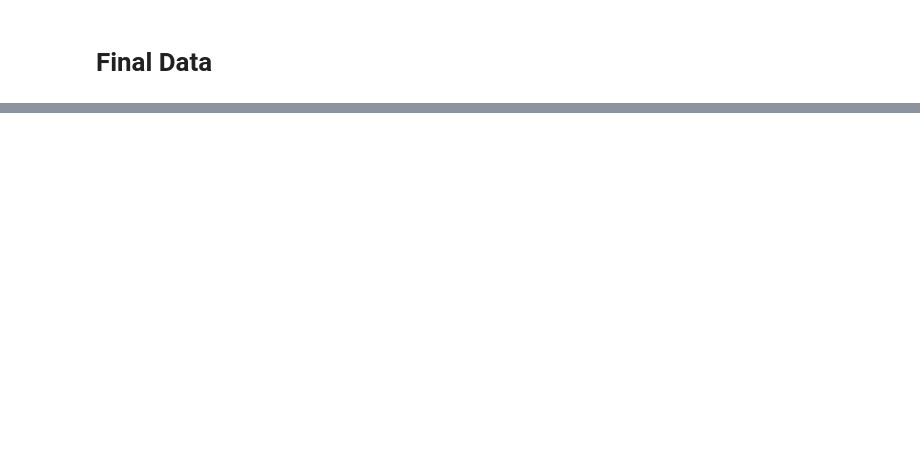
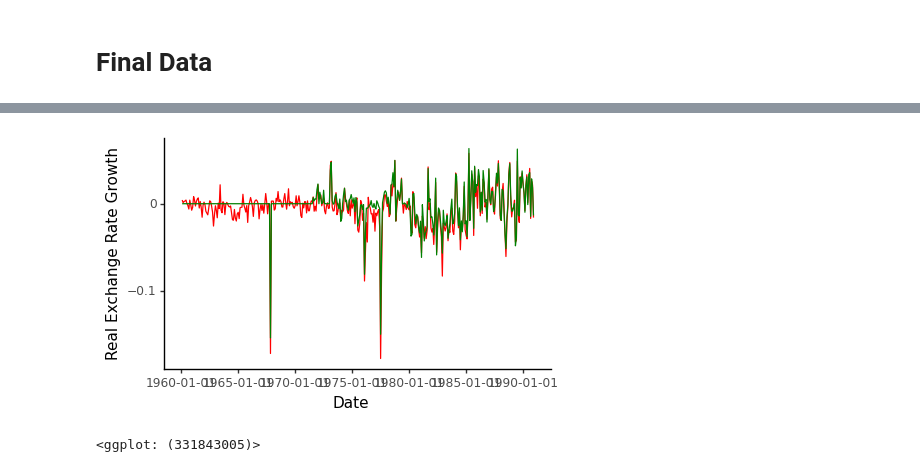
Before and after one commit to andresoats/EC1B1-Coursework, a Jupyter notebook: coursework_data-cleaning.ipynb, the cells around one changed output, grey strips where cells are left out. Drawn from its saved outputs; the diff is of its cells as text; code cells hidden in the pictures; blank space fills up the shorter version.

```diff
--- a/coursework_data-cleaning.ipynb
+++ b/coursework_data-cleaning.ipynb
@@ -360,0 +367,5 @@ analysis_df
+# %%
+ggplot(analysis_df, aes(x="Date",group = 1)) + geom_line(aes(y="Real Exchange Rate Growth"), color="red") + geom_line(aes(y="Spain Monthly Difference in Log Exchange Rate"), color="green")+ theme_classic()
+# %% [output]
+[figure, added]
+<ggplot: (331843005)>
```
Also changed, not shown: parts of 5 cells of this notebook, 1 other file.
